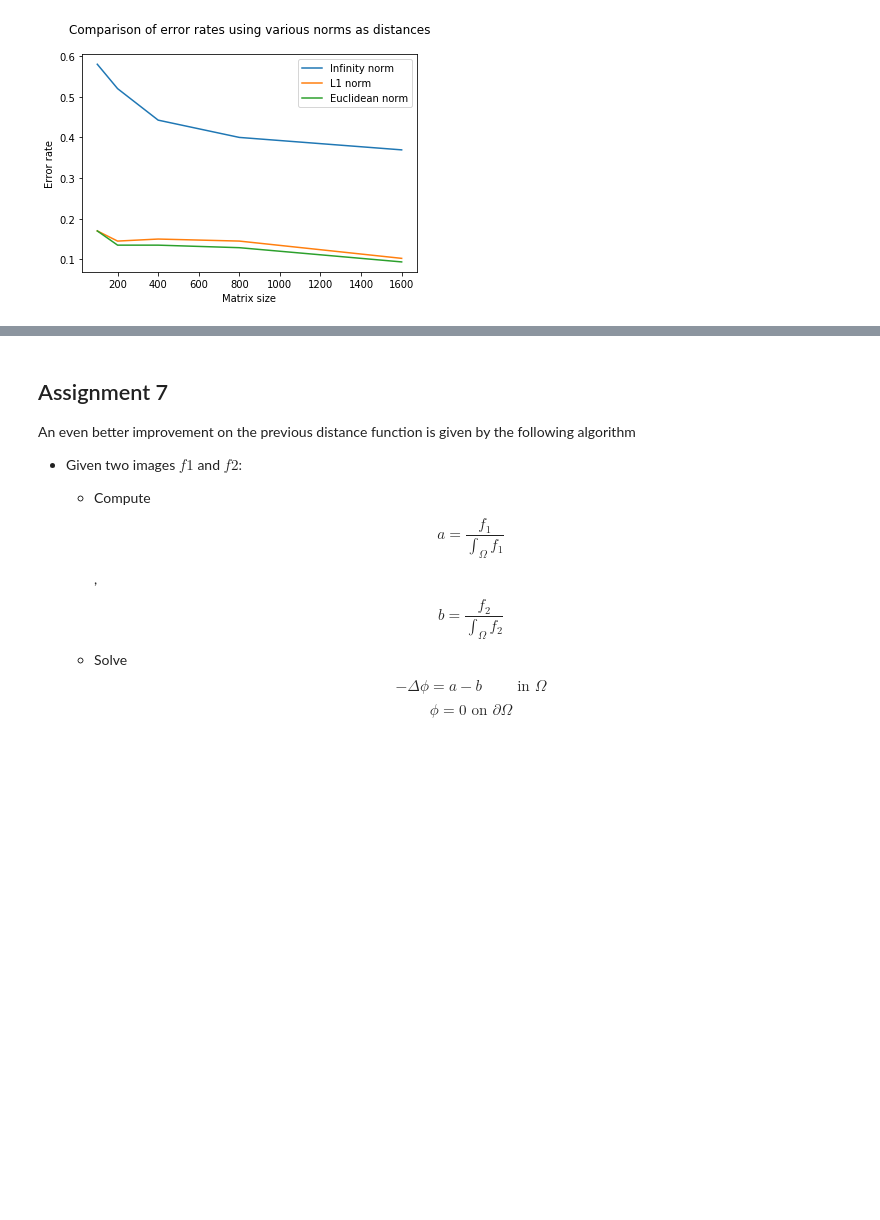
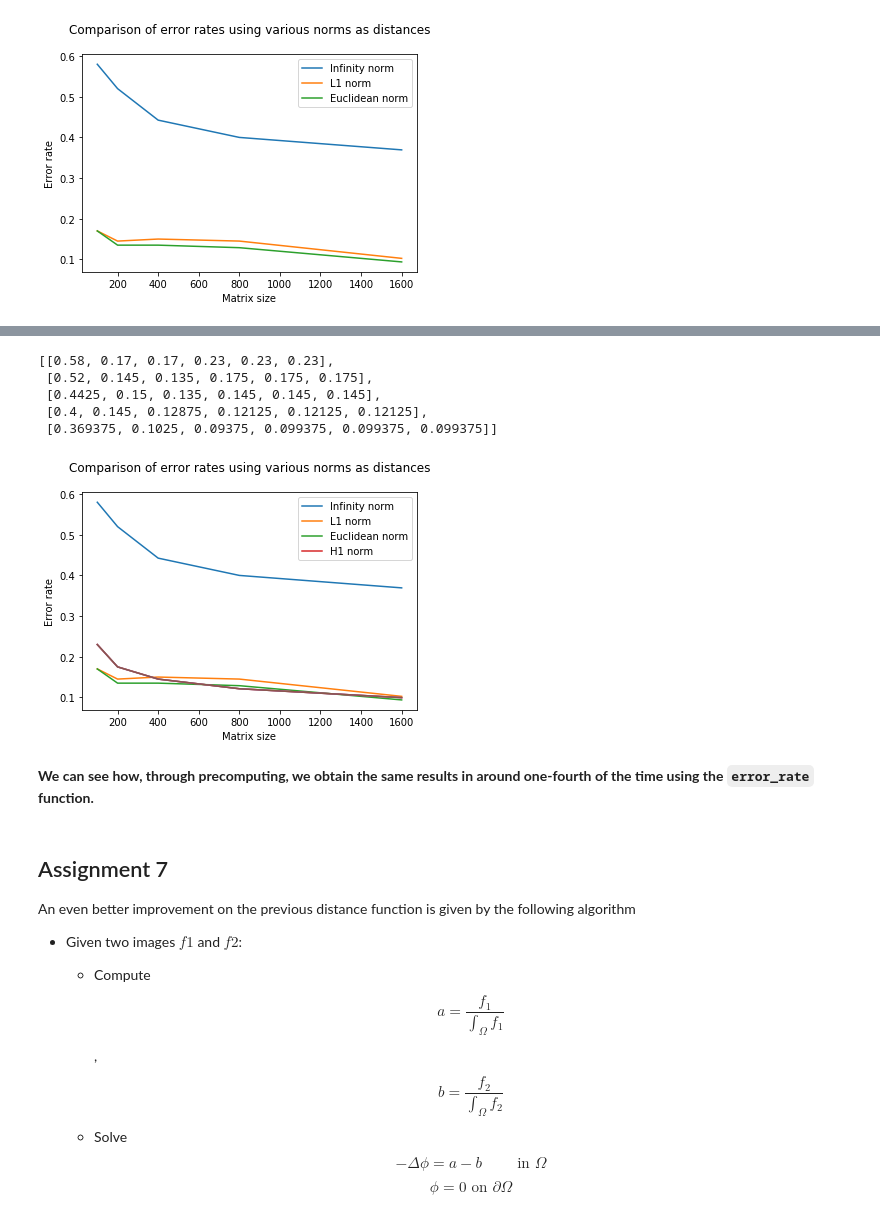
Before and after one commit to gsarti/P1.4_seed, a Jupyter notebook: final_project/final_project_2018-2019.ipynb, the cells around one changed output, grey strips where cells are left out. Drawn from its saved outputs; the diff is of its cells as text; code cells hidden in the pictures; blank space fills up the shorter version.

Commit message:
Finished mandatory assignments

```diff
--- a/final_project/final_project_2018-2019.ipynb
+++ b/final_project/final_project_2018-2019.ipynb
@@ -312,0 +388,7 @@ $$ f: \Omega \to R $$
+# %%
+# Testing execution time as in Assignment 5
+N = [100, 200, 400, 800, 1600]
+%time D_H1 = distance_matrix_opt(max(N), d_H1_opt, data_n, grad)
+m = D_H1.max()
+%time error_rates_h1 = [error_rate(D_H1, n, m) for n in N]
+error_rates_h1
@@ -313,3 +401,24 @@ $$ f: \Omega \to R $$
+# %%
+# Adding H1 to previous results
+for i in range(len(error_rates_tot)):
+    error_rates_tot[i].append(error_rates_h1[i])
+error_rates_tot
+# %% [output]
+[[0.58, 0.17, 0.17, 0.23, 0.23, 0.23],
+ [0.52, 0.145, 0.135, 0.175, 0.175, 0.175],
+ [0.4425, 0.15, 0.135, 0.145, 0.145, 0.145],
+ [0.4, 0.145, 0.12875, 0.12125, 0.12125, 0.12125],
+ [0.369375, 0.1025, 0.09375, 0.099375, 0.099375, 0.099375]]
+# %%
+plot(N, error_rates_tot)
+_ = legend(["Infinity norm","L1 norm","Euclidean norm", "H1 norm"])
+_ = xlabel("Matrix size")
+_ = ylabel("Error rate")
+_ = title("Comparison of error rates using various norms as distances\n")
+# %% [output]
+[figure, added]
+# %% [markdown]
+**We can see how, through precomputing, we obtain the same results in around one-fourth of the time using the `error_rate` function.**
 # %% [markdown]
 ## Assignment 7
 
```
Also changed, not shown: parts of 19 cells of this notebook.
